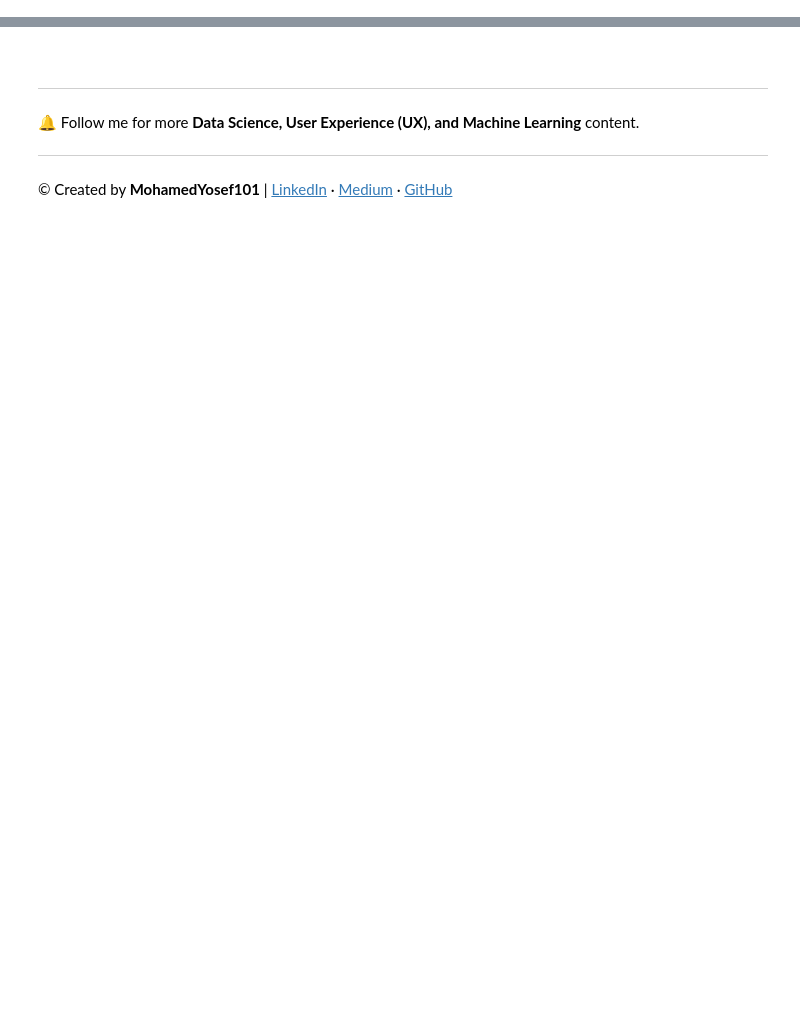
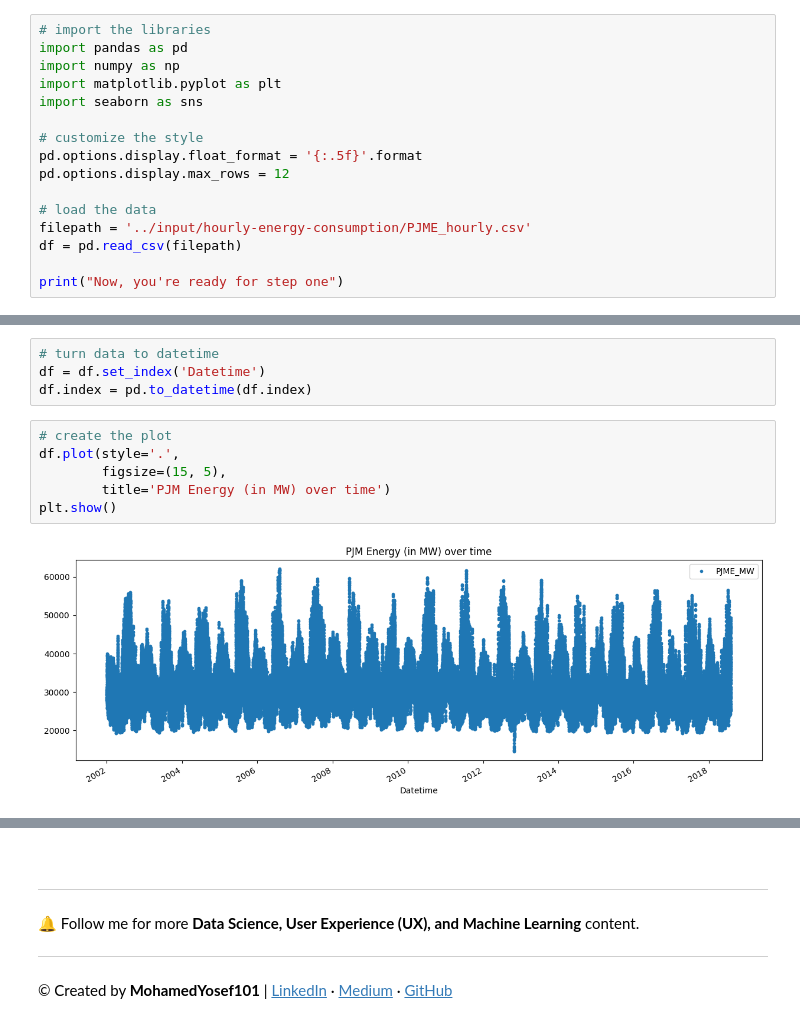
Before and after one commit to mohamedyosef101/energy-time-series-forecasting, a Jupyter notebook: main.ipynb, the cells around one changed output, grey strips where cells are left out. Saved outputs shown, nothing was run; the diff lists cells and outputs as text; blank space fills up the shorter version.

Commit message:
Energy Consumption | Version 2

```diff
--- a/main.ipynb
+++ b/main.ipynb
@@ -118,0 +19,16 @@ Slowest-growing energy source: Traditional_biomass_GrowthRate
+# %%
+# import the libraries
+import pandas as pd
+import numpy as np
+import matplotlib.pyplot as plt
+import seaborn as sns
+
+# customize the style
+pd.options.display.float_format = '{:.5f}'.format
+pd.options.display.max_rows = 12
+
+# load the data
+filepath = '../input/hourly-energy-consumption/PJME_hourly.csv'
+df = pd.read_csv(filepath)
+
+print("Now, you're ready for step one")
@@ -118,0 +41,12 @@ Slowest-growing energy source: Traditional_biomass_GrowthRate
+# %%
+# turn data to datetime
+df = df.set_index('Datetime')
+df.index = pd.to_datetime(df.index)
+# %%
+# create the plot
+df.plot(style='.',
+        figsize=(15, 5),
+        title='PJM Energy (in MW) over time')
+plt.show()
+# %% [output]
+[figure, added]
```
Also changed, not shown: parts of 42 cells of this notebook.
